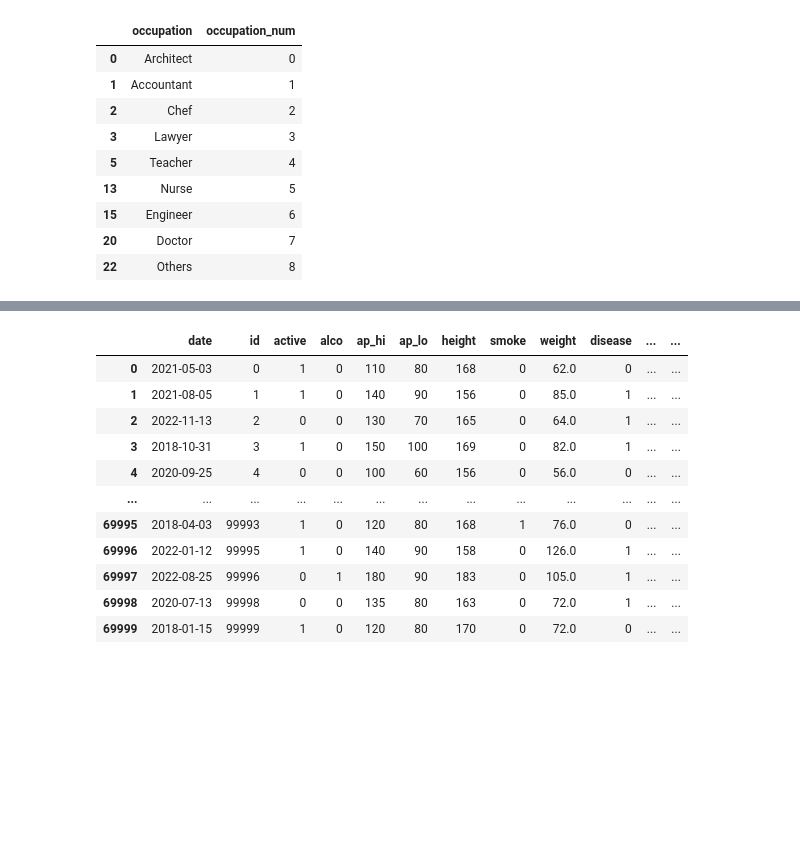
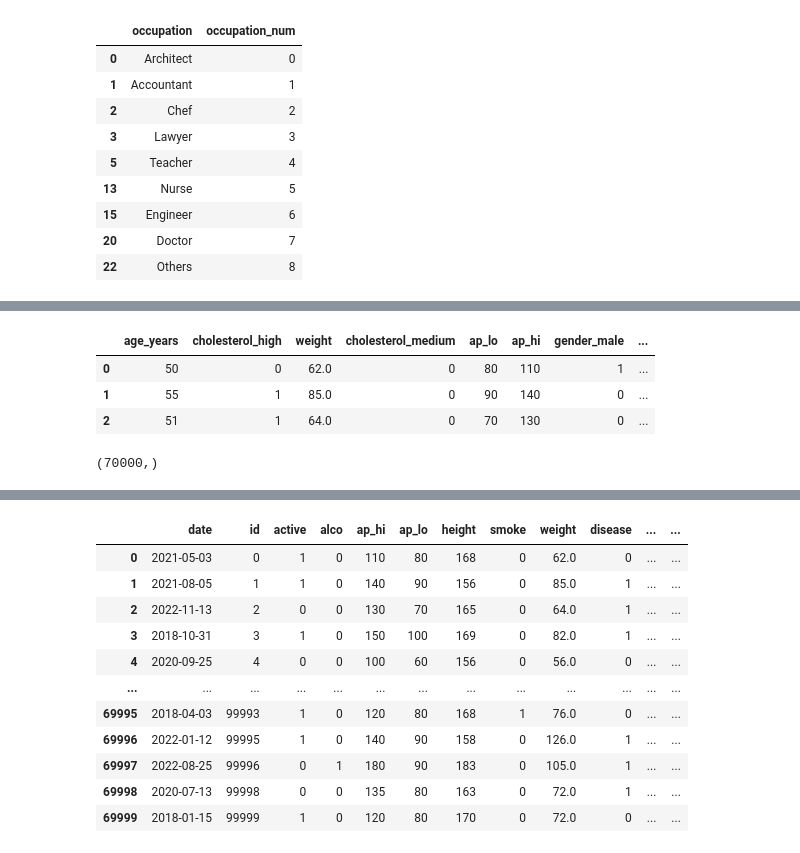
Before and after one commit to jeffatgithub/ntuchealth, a Jupyter notebook: main.ipynb, the cells around one changed output, grey strips where cells are left out. Cells and saved outputs as stored; diff of their text form; code cells hidden in the pictures; blank space fills up the shorter version.

```diff
--- a/main.ipynb
+++ b/main.ipynb
@@ -285,0 +366,20 @@ Text(0.5, 1.0, 'Correlation Heatmap')
+# %%
+# Feature Selection
+
+#X = iddate_removed_df.drop(columns=['disease'], axis = 1)
+X = iddate_removed_df[['age_years','cholesterol_high','weight',
+                       'cholesterol_medium','ap_lo','ap_hi',
+                       'gender_male', 'gender_female',
+                       ]]
+y = iddate_removed_df['disease']
+# %%
+X.head(3)
+# %% [output]
+|  | age_years | cholesterol_high | weight | cholesterol_medium | ap_lo | ap_hi | gender_male | ... |
+| 0 | 50 | 0 | 62.0 | 0 | 80 | 110 | 1 | ... |
+| 1 | 55 | 1 | 85.0 | 0 | 90 | 140 | 0 | ... |
+| 2 | 51 | 1 | 64.0 | 0 | 70 | 130 | 0 | ... |
+# %%
+y.shape
+# %% [output]
+(70000,)
```
Also changed, not shown: parts of 17 cells of this notebook, 6 other files.
